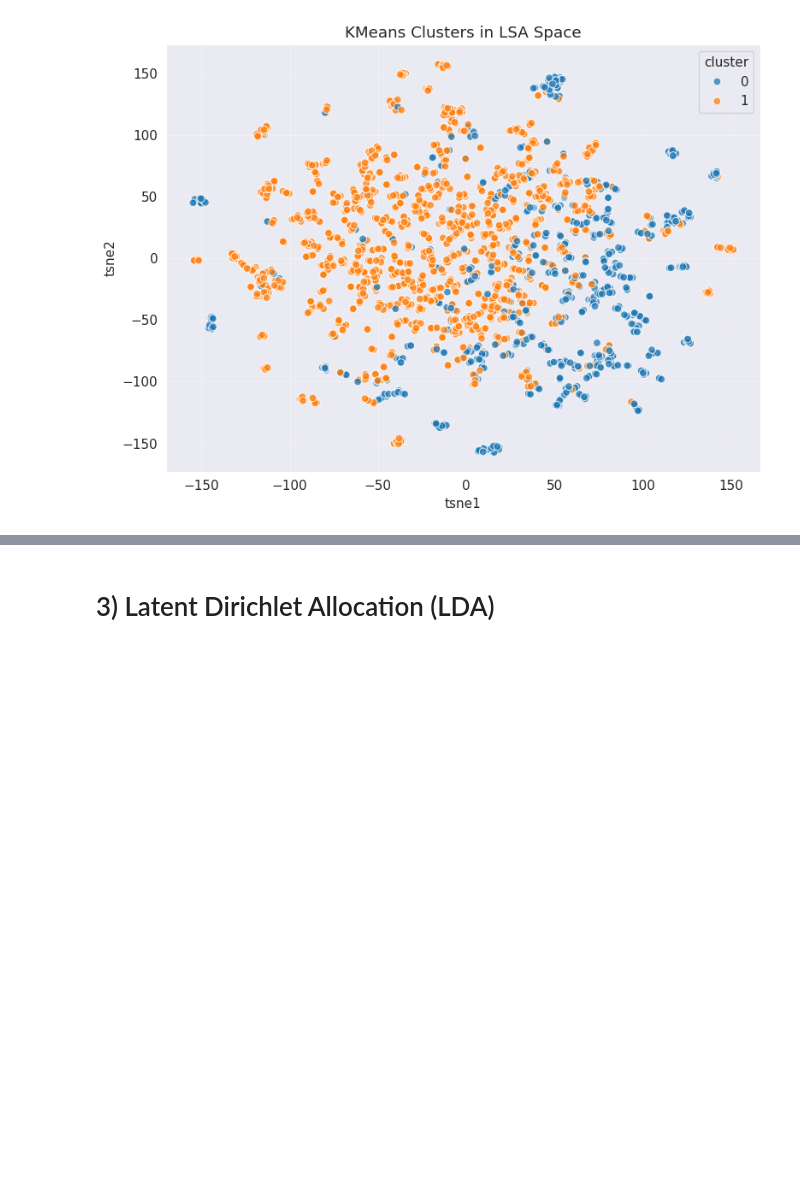
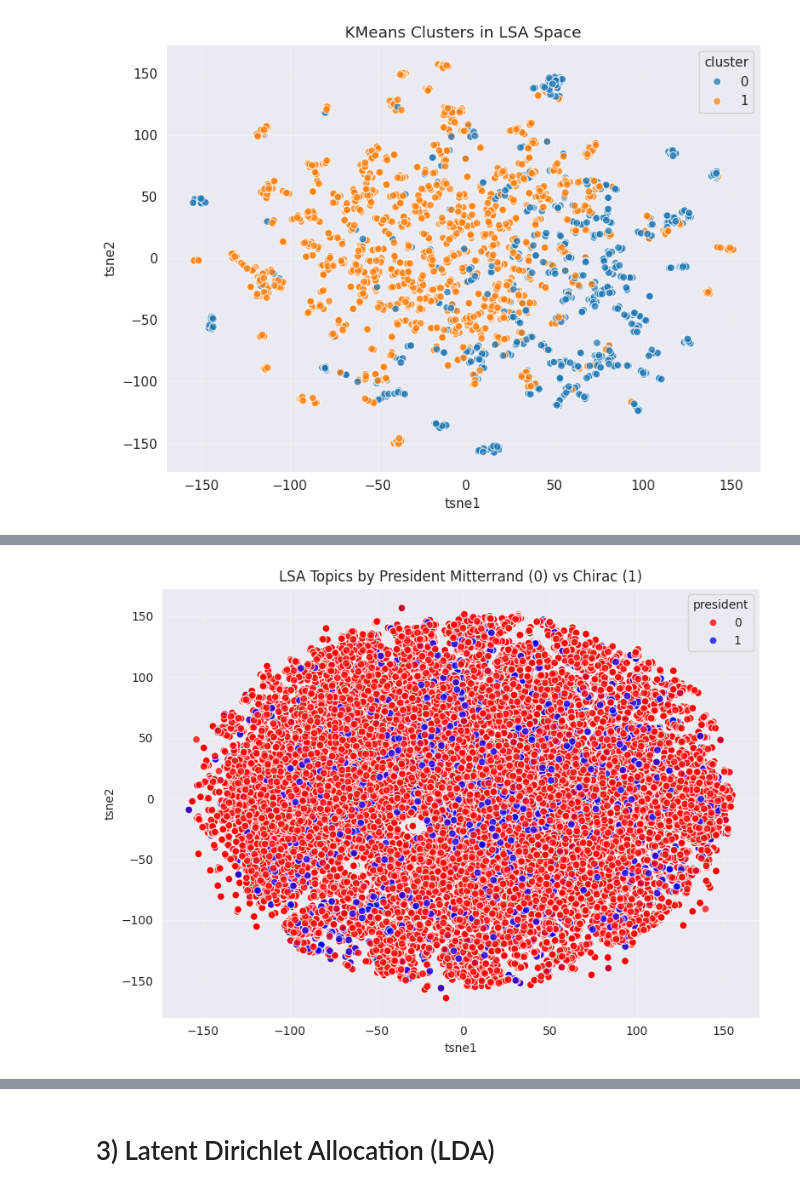
Before and after one commit to alan-man/tal-projet, a Jupyter notebook: LDA.ipynb, the cells around one changed output, grey strips where cells are left out. Cells and saved outputs as stored; diff of their text form; code cells hidden in the pictures; blank space fills up the shorter version.

```diff
--- a/LDA.ipynb
+++ b/LDA.ipynb
@@ -263,0 +316,21 @@ plt.show()
+# %%
+df_vis = pd.DataFrame({
+    'tsne1': tsne_mat[:, 0],
+    'tsne2': tsne_mat[:, 1],
+    'president': alllabs,
+    'cluster': cluster_labels
+})
+
+fig, axes = plt.subplots(figsize=(8,6))
+
+sns.scatterplot(data=df_vis, x='tsne1', y='tsne2', hue='president',
+                palette=['red', 'blue'], s=40, alpha=0.75,  # Changed colors
+                edgecolor='white', linewidth=0.8)
+axes.set_title('LSA Topics by President Mitterrand (0) vs Chirac (1)')  # Changed title
+axes.grid(True, alpha=0.3)
+
+plt.tight_layout()
+plt.savefig(f'lsa_presidents_topics_speakers.pdf', dpi=300, bbox_inches='tight')  # Changed filename
+plt.show()
+# %% [output]
+[figure, added]
```
Also changed, not shown: parts of 13 cells of this notebook.
